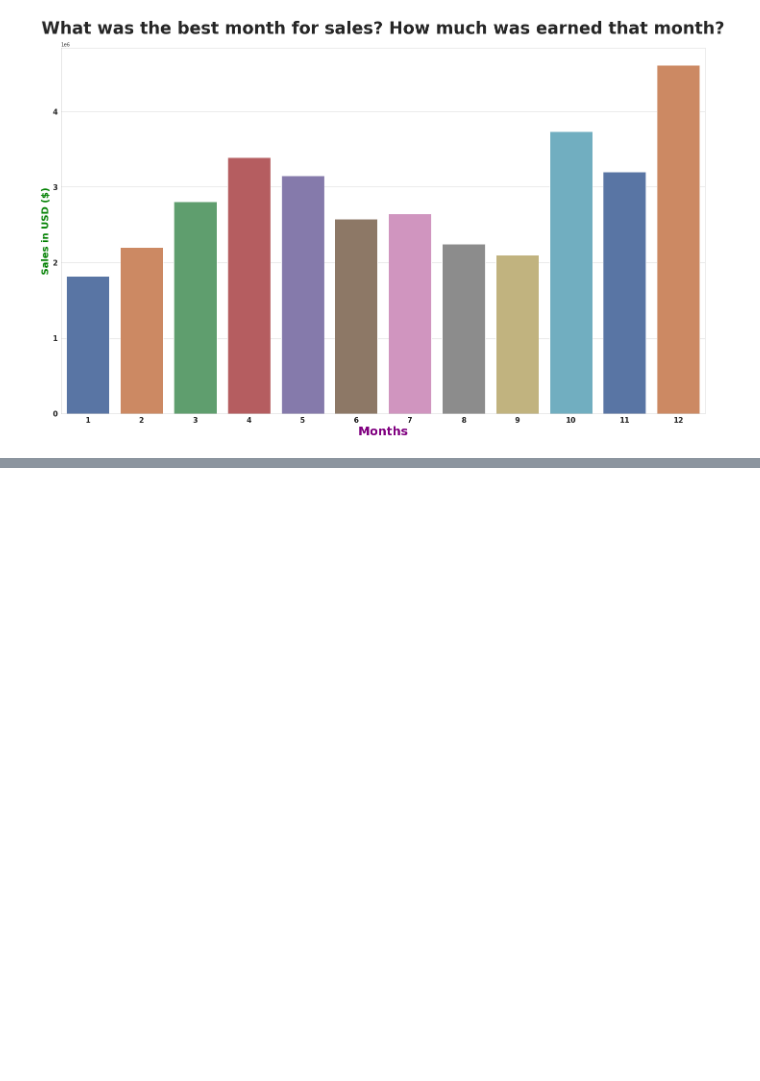
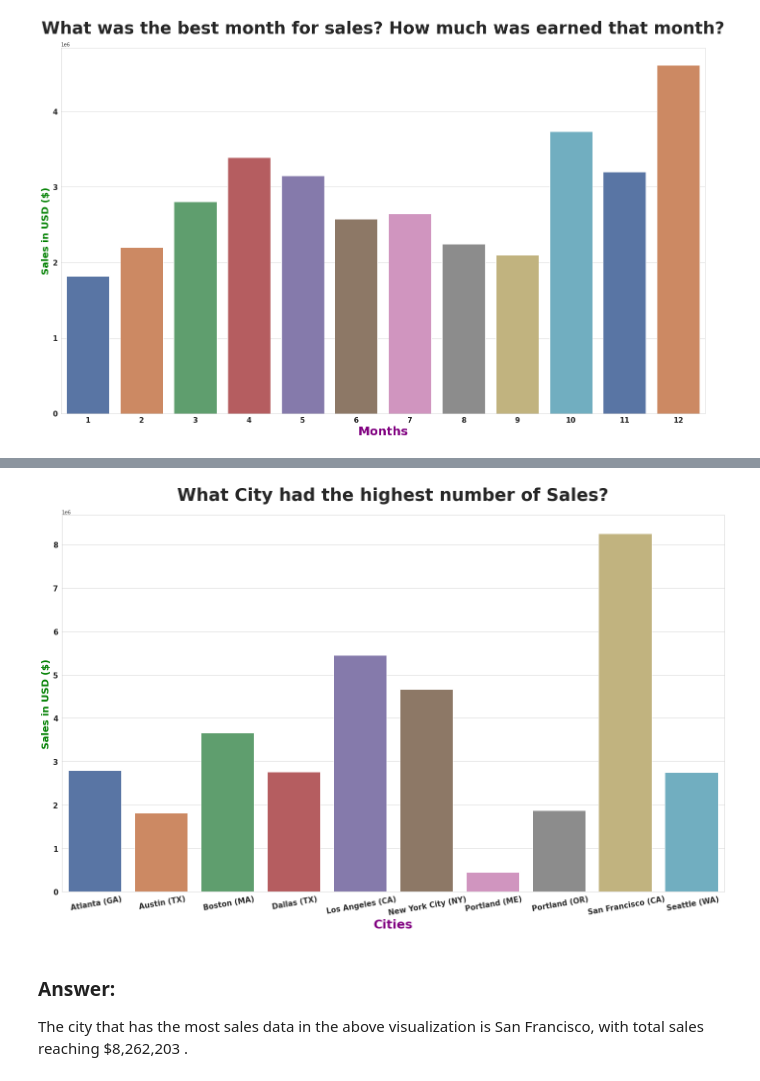
Before and after one commit to masete/Sales-Data-Deep-Analysis, a Jupyter notebook: deep_analysis.ipynb, the cells around one changed output, grey strips where cells are left out. Cells and saved outputs as stored; diff of their text form; code cells hidden in the pictures; blank space fills up the shorter version.

Commit message:
city

```diff
--- a/deep_analysis.ipynb
+++ b/deep_analysis.ipynb
@@ -617,0 +621,46 @@ plt.yticks( # y-ticks
+# %%
+# group of the highest number of sales in city
+highest_number_of_sales = sales_data.groupby('Cities').sum().astype('int')
+# let's plot it
+plt.figure(figsize=(24, 14)) # figuring the size
+# makes bar plot
+sns.barplot( # barplot
+    x=highest_number_of_sales.index, # x-axis
+    y=highest_number_of_sales["Sales"], # y-axis
+    data=highest_number_of_sales, # data
+    palette="deep" # palette
+)
+plt.title( # title
+    "What City had the highest number of Sales?",
+    weight="bold", # weight
+    fontsize=35, # font-size
+    pad=30 # padding
+)
+plt.xlabel( # x-label
+    "Cities",
+    weight="bold", # weight
+    color="purple", # color
+    fontsize=25, # font-size
+    loc="center" # location
+)
+plt.xticks( # x-ticks
+    weight="bold", # weight
+    fontsize=15, # font-size
+    rotation=10
+)
+plt.ylabel( # y-label
+    "Sales in USD ($)",
+    weight="bold", # weight
+    color="green", # color
+    fontsize=20 # font-size
+)
+plt.yticks( # y-ticks
+    weight="bold", # weight
+    fontsize=15 # font-size
+);
+# %% [output]
+[figure, added]
+# %% [markdown]
+### Answer:
+The city that has the most sales data in the above visualization is San Francisco,
+with total sales reaching  $8,262,203 .
```
Also changed, not shown: parts of 1 cell of this notebook.
